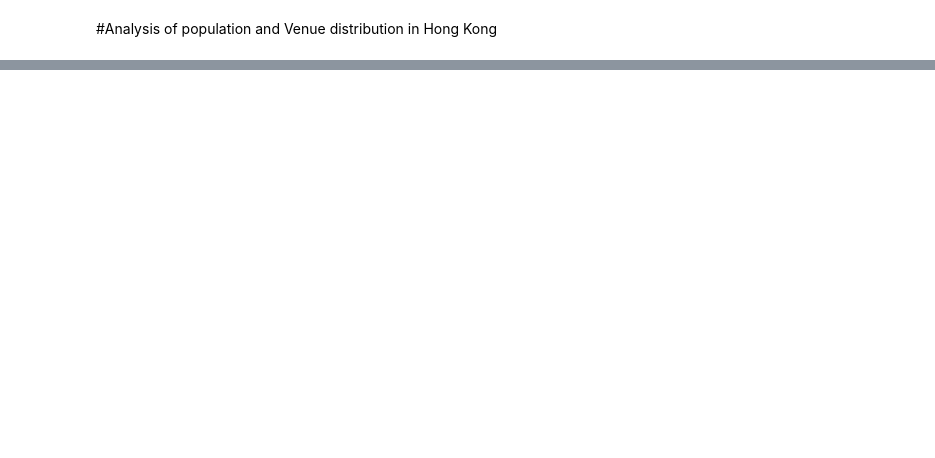
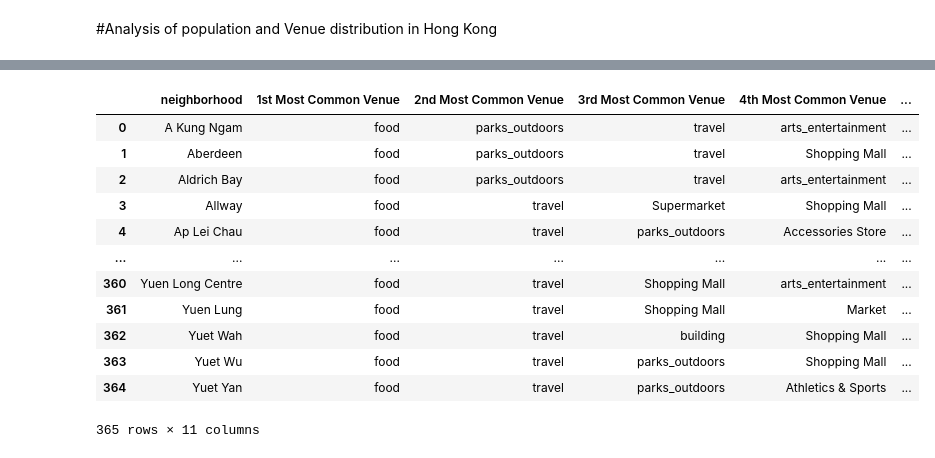
Before and after one commit to michaeltmk/IBM-Data-Science-Capstone-Project, a Jupyter notebook: capstone.ipynb, the cells around one changed output, grey strips where cells are left out. Cells and saved outputs as stored; diff of their text form; code cells hidden in the pictures; blank space fills up the shorter version.

```diff
--- a/capstone.ipynb
+++ b/capstone.ipynb
@@ -22,0 +566,40 @@ The Hong Kong population data was downloaded from the Hong Kong government websi
+# %%
+#sort with venues categories for each postcode
+num_top_venues = 10
+
+indicators = ['st', 'nd', 'rd']
+
+#def function for sorting the most common venues
+def return_most_common_venues(row, num_top_venues):
+    row_categories = row.iloc[1:]
+    row_categories_sorted = row_categories.sort_values(ascending=False)
+    return row_categories_sorted.index.values[0:num_top_venues]
+
+# create a new DF with columns according to number of top venues
+columns = ['neighborhood']
+for ind in np.arange(num_top_venues):
+    try:
+        columns.append('{}{} Most Common Venue'.format(ind+1, indicators[ind]))
+    except:
+        columns.append('{}th Most Common Venue'.format(ind+1))
+HK_grouped_sorted = pd.DataFrame(columns=columns)
+HK_grouped_sorted['neighborhood'] = HK_grouped['neighborhood']
+
+for ind in range(HK_grouped.shape[0]):
+    HK_grouped_sorted.iloc[ind, 1:] = return_most_common_venues(HK_grouped.iloc[ind, :], num_top_venues)
+
+HK_grouped_sorted
+# %% [output]
+|  | neighborhood | 1st Most Common Venue | 2nd Most Common Venue | 3rd Most Common Venue | 4th Most Common Venue | ... |
+| 0 | A Kung Ngam | food | parks_outdoors | travel | arts_entertainment | ... |
+| 1 | Aberdeen | food | parks_outdoors | travel | Shopping Mall | ... |
+| 2 | Aldrich Bay | food | parks_outdoors | travel | arts_entertainment | ... |
+| 3 | Allway | food | travel | Supermarket | Shopping Mall | ... |
+| 4 | Ap Lei Chau | food | travel | parks_outdoors | Accessories Store | ... |
+| ... | ... | ... | ... | ... | ... | ... |
+| 360 | Yuen Long Centre | food | travel | Shopping Mall | arts_entertainment | ... |
+| 361 | Yuen Lung | food | travel | Shopping Mall | Market | ... |
+| 362 | Yuet Wah | food | travel | building | Shopping Mall | ... |
+| 363 | Yuet Wu | food | travel | parks_outdoors | Shopping Mall | ... |
+| 364 | Yuet Yan | food | travel | parks_outdoors | Athletics & Sports | ... |
+365 rows × 11 columns
```
Also changed, not shown: parts of 52 cells of this notebook.
